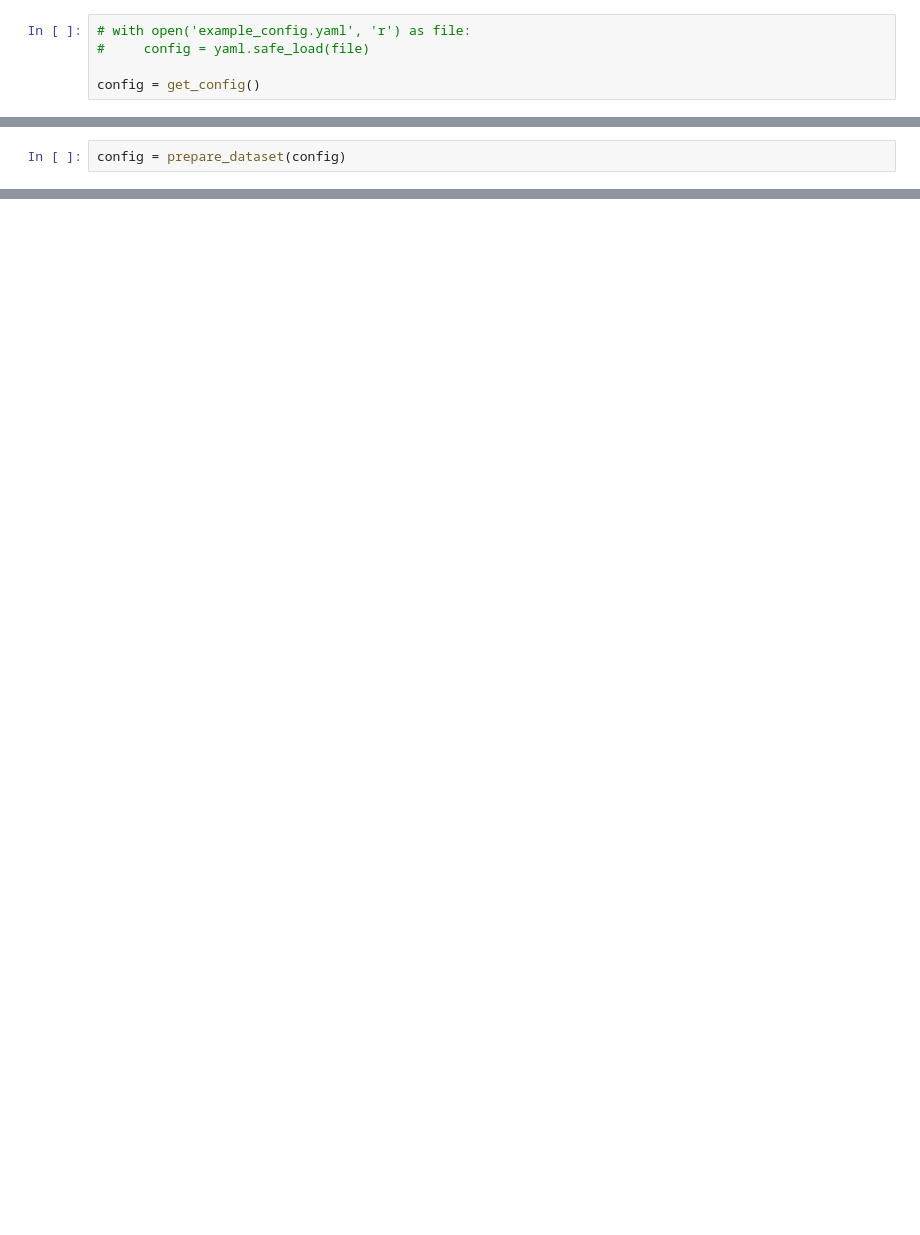
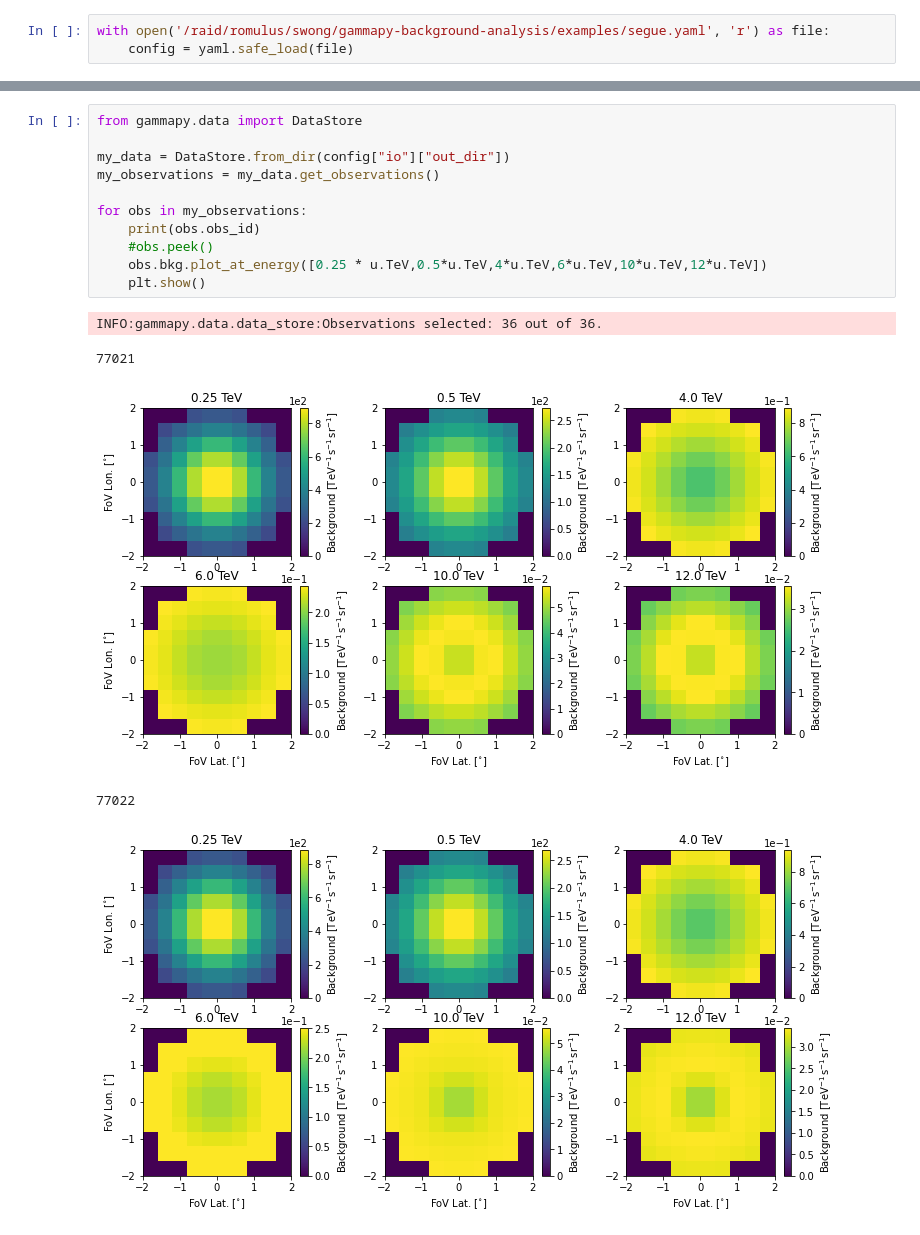
Before and after one commit to VERITAS-Observatory/gammapy-tools, a Jupyter notebook: examples/analysis_notebook.ipynb, the cells around one changed output, grey strips where cells are left out. Saved outputs shown, nothing was run; the diff lists cells and outputs as text; blank space fills up the shorter version.

```diff
--- a/examples/analysis_notebook.ipynb
+++ b/examples/analysis_notebook.ipynb
@@ -27,5 +106,3 @@ warnings.filterwarnings("ignore")
 # %%
-# with open('example_config.yaml', 'r') as file:
-#     config = yaml.safe_load(file)
-
-config = get_config()
+with open('/raid/romulus/swong/gammapy-background-analysis/examples/segue.yaml', 'r') as file:
+    config = yaml.safe_load(file)
@@ -74,2 +128,0 @@ Preparing a dataset involves setting up a datastore for the dataset you want to
-# %%
-config = prepare_dataset(config)
@@ -177,0 +194,17 @@ From now on, `config['io']['out_dir']` is the data directory
+# %%
+from gammapy.data import DataStore
+
+my_data = DataStore.from_dir(config["io"]["out_dir"])
+my_observations = my_data.get_observations()
+
+for obs in my_observations:
+    print(obs.obs_id)
+    #obs.peek()
+    obs.bkg.plot_at_energy([0.25 * u.TeV,0.5*u.TeV,4*u.TeV,6*u.TeV,10*u.TeV,12*u.TeV])
+    plt.show()
+# %% [output]
+INFO:gammapy.data.data_store:Observations selected: 36 out of 36.
+77021
+[figure, added]
+77022
+[figure, added]
```
Also changed, not shown: parts of 36 cells of this notebook, 5 other files.
